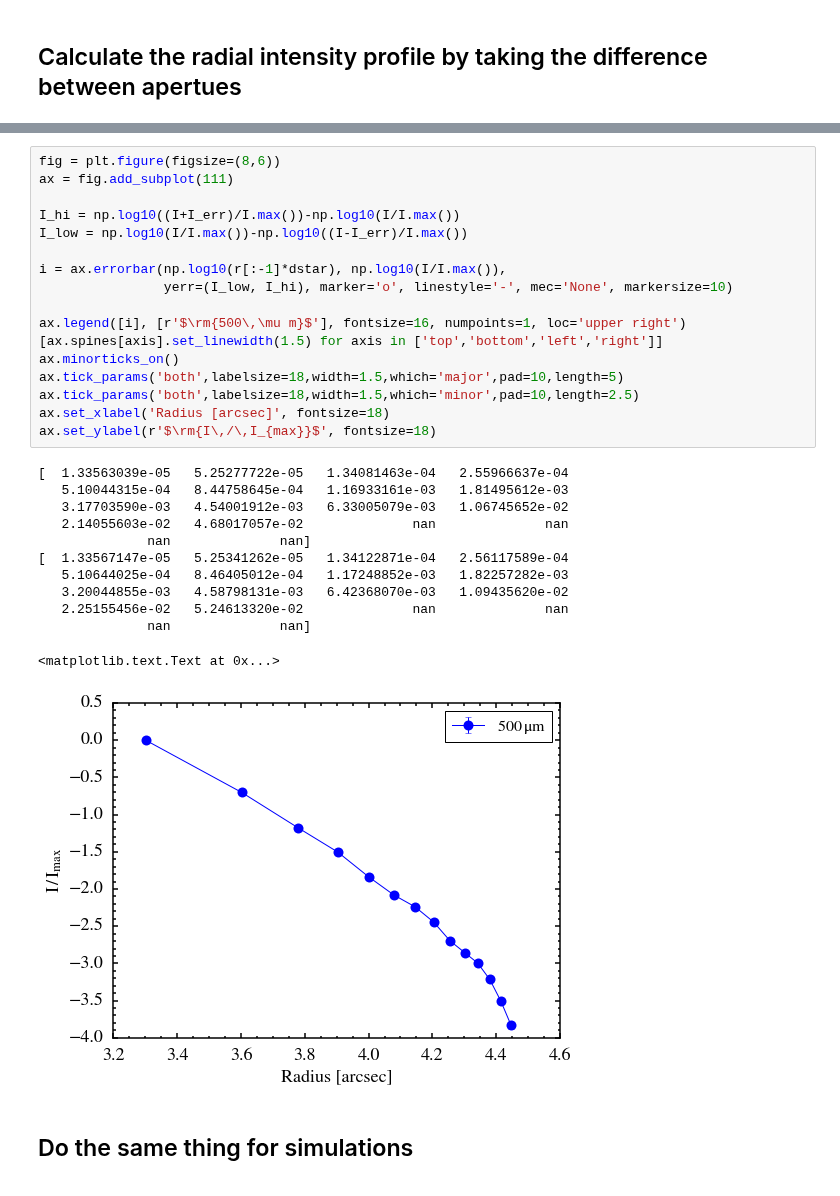
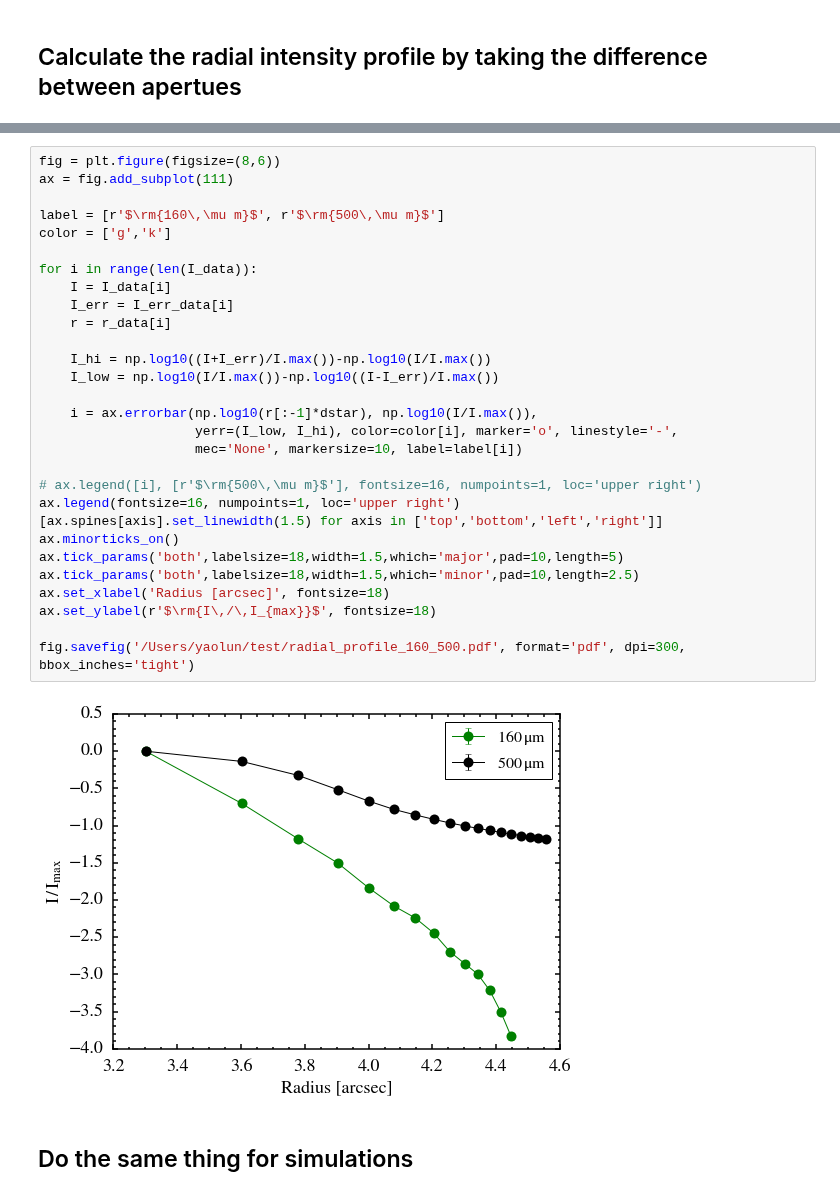
Before and after one commit to yaolun/misc, a Jupyter notebook: azimuthal_avg_image.ipynb, the cells around one changed output, grey strips where cells are left out. Saved outputs shown, nothing was run; the diff lists cells and outputs as text.

```diff
--- a/azimuthal_avg_image.ipynb
+++ b/azimuthal_avg_image.ipynb
@@ -69,33 +79,34 @@ for ir in range(len(r)-1):
 # %%
 fig = plt.figure(figsize=(8,6))
 ax = fig.add_subplot(111)
 
-I_hi = np.log10((I+I_err)/I.max())-np.log10(I/I.max())
-I_low = np.log10(I/I.max())-np.log10((I-I_err)/I.max())
+label = [r'$\rm{160\,\mu m}$', r'$\rm{500\,\mu m}$']
+color = ['g','k']
 
-i = ax.errorbar(np.log10(r[:-1]*dstar), np.log10(I/I.max()),
-                yerr=(I_low, I_hi), marker='o', linestyle='-', mec='None', markersize=10)
+for i in range(len(I_data)):
+    I = I_data[i]
+    I_err = I_err_data[i]
+    r = r_data[i]
 
-ax.legend([i], [r'$\rm{500\,\mu m}$'], fontsize=16, numpoints=1, loc='upper right')
+    I_hi = np.log10((I+I_err)/I.max())-np.log10(I/I.max())
+    I_low = np.log10(I/I.max())-np.log10((I-I_err)/I.max())
+
+    i = ax.errorbar(np.log10(r[:-1]*dstar), np.log10(I/I.max()),
+                    yerr=(I_low, I_hi), color=color[i], marker='o', linestyle='-',
+                    mec='None', markersize=10, label=label[i])
+
+# ax.legend([i], [r'$\rm{500\,\mu m}$'], fontsize=16, numpoints=1, loc='upper right')
+ax.legend(fontsize=16, numpoints=1, loc='upper right')
 [ax.spines[axis].set_linewidth(1.5) for axis in ['top','bottom','left','right']]
 ax.minorticks_on()
 ax.tick_params('both',labelsize=18,width=1.5,which='major',pad=10,length=5)
 ax.tick_params('both',labelsize=18,width=1.5,which='minor',pad=10,length=2.5)
 ax.set_xlabel('Radius [arcsec]', fontsize=18)
 ax.set_ylabel(r'$\rm{I\,/\,I_{max}}$', fontsize=18)
+
+fig.savefig('/Users/yaolun/test/radial_profile_160_500.pdf', format='pdf', dpi=300, bbox_inches='tight')
 # %% [output]
-[  1.33563039e-05   5.25277722e-05   1.34081463e-04   2.55966637e-04
-   5.10044315e-04   8.44758645e-04   1.16933161e-03   1.81495612e-03
-   3.17703590e-03   4.54001912e-03   6.33005079e-03   1.06745652e-02
-   2.14055603e-02   4.68017057e-02              nan              nan
-              nan              nan]
-[  1.33567147e-05   5.25341262e-05   1.34122871e-04   2.56117589e-04
-   5.10644025e-04   8.46405012e-04   1.17248852e-03   1.82257282e-03
-   3.20044855e-03   4.58798131e-03   6.42368070e-03   1.09435620e-02
-   2.25155456e-02   5.24613320e-02              nan              nan
-              nan              nan]
-<matplotlib.text.Text at 0x...>
-[figure, old version]
+[figure, new version]
 # %% [markdown]
 ## Do the same thing for simulations
 # %%
```
Also changed, not shown: parts of 2 cells of this notebook, 4 other files.
